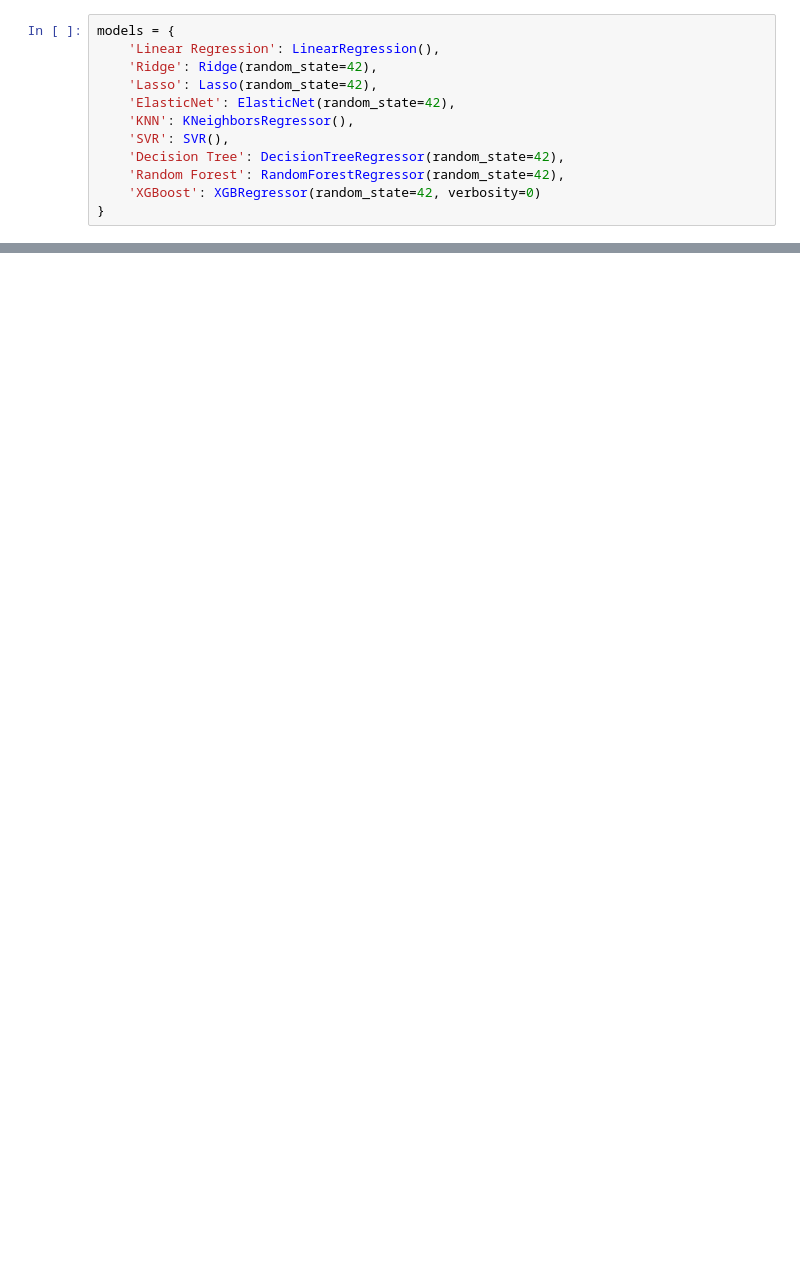
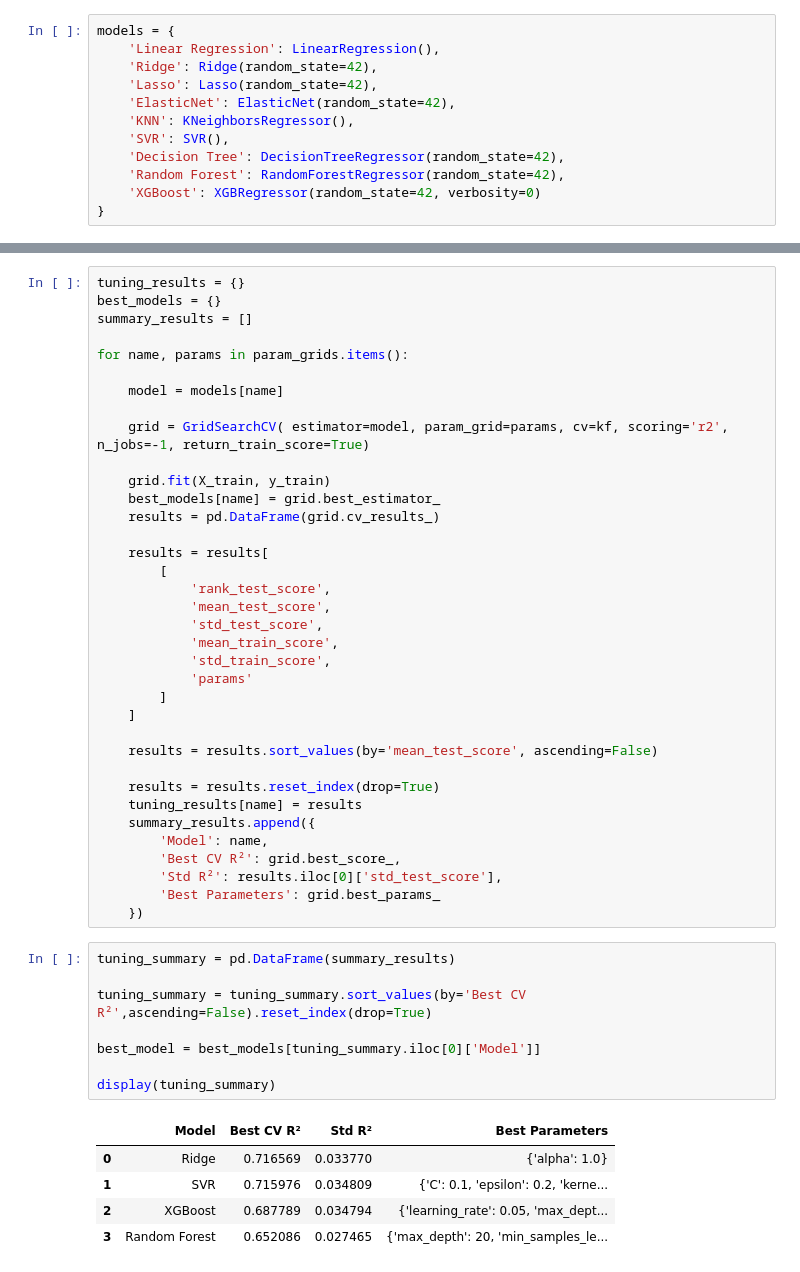
Before and after one commit to GantaLabs/StudentPerformanceFactors, a Jupyter notebook: notebook/03_Modeling_Evaluating.ipynb, the cells around one changed output, grey strips where cells are left out. Cells and saved outputs as stored; diff of their text form; blank space fills up the shorter version.

```diff
--- a/notebook/03_Modeling_Evaluating.ipynb
+++ b/notebook/03_Modeling_Evaluating.ipynb
@@ -129,0 +89,50 @@ Best CV R²: 0.7179673398280252
+# %%
+tuning_results = {}
+best_models = {}
+summary_results = []
+
+for name, params in param_grids.items():
+
+    model = models[name]
+
+    grid = GridSearchCV( estimator=model, param_grid=params, cv=kf, scoring='r2', n_jobs=-1, return_train_score=True)
+
+    grid.fit(X_train, y_train)
+    best_models[name] = grid.best_estimator_
+    results = pd.DataFrame(grid.cv_results_)
+
+    results = results[
+        [
+            'rank_test_score',
+            'mean_test_score',
+            'std_test_score',
+            'mean_train_score',
+            'std_train_score',
+            'params'
+        ]
+    ]
+
+    results = results.sort_values(by='mean_test_score', ascending=False)
+
+    results = results.reset_index(drop=True)
+    tuning_results[name] = results
+    summary_results.append({
+        'Model': name,
+        'Best CV R²': grid.best_score_,
+        'Std R²': results.iloc[0]['std_test_score'],
+        'Best Parameters': grid.best_params_
+    })
+# %%
+tuning_summary = pd.DataFrame(summary_results)
+
+tuning_summary = tuning_summary.sort_values(by='Best CV R²',ascending=False).reset_index(drop=True)
+
+best_model = best_models[tuning_summary.iloc[0]['Model']]
+
+display(tuning_summary)
+# %% [output]
+|  | Model | Best CV R² | Std R² | Best Parameters |
+| 0 | Ridge | 0.716569 | 0.033770 | {'alpha': 1.0} |
+| 1 | SVR | 0.715976 | 0.034809 | {'C': 0.1, 'epsilon': 0.2, 'kerne... |
+| 2 | XGBoost | 0.687789 | 0.034794 | {'learning_rate': 0.05, 'max_dept... |
+| 3 | Random Forest | 0.652086 | 0.027465 | {'max_depth': 20, 'min_samples_le... |
```
Also changed, not shown: parts of 11 cells of this notebook.
